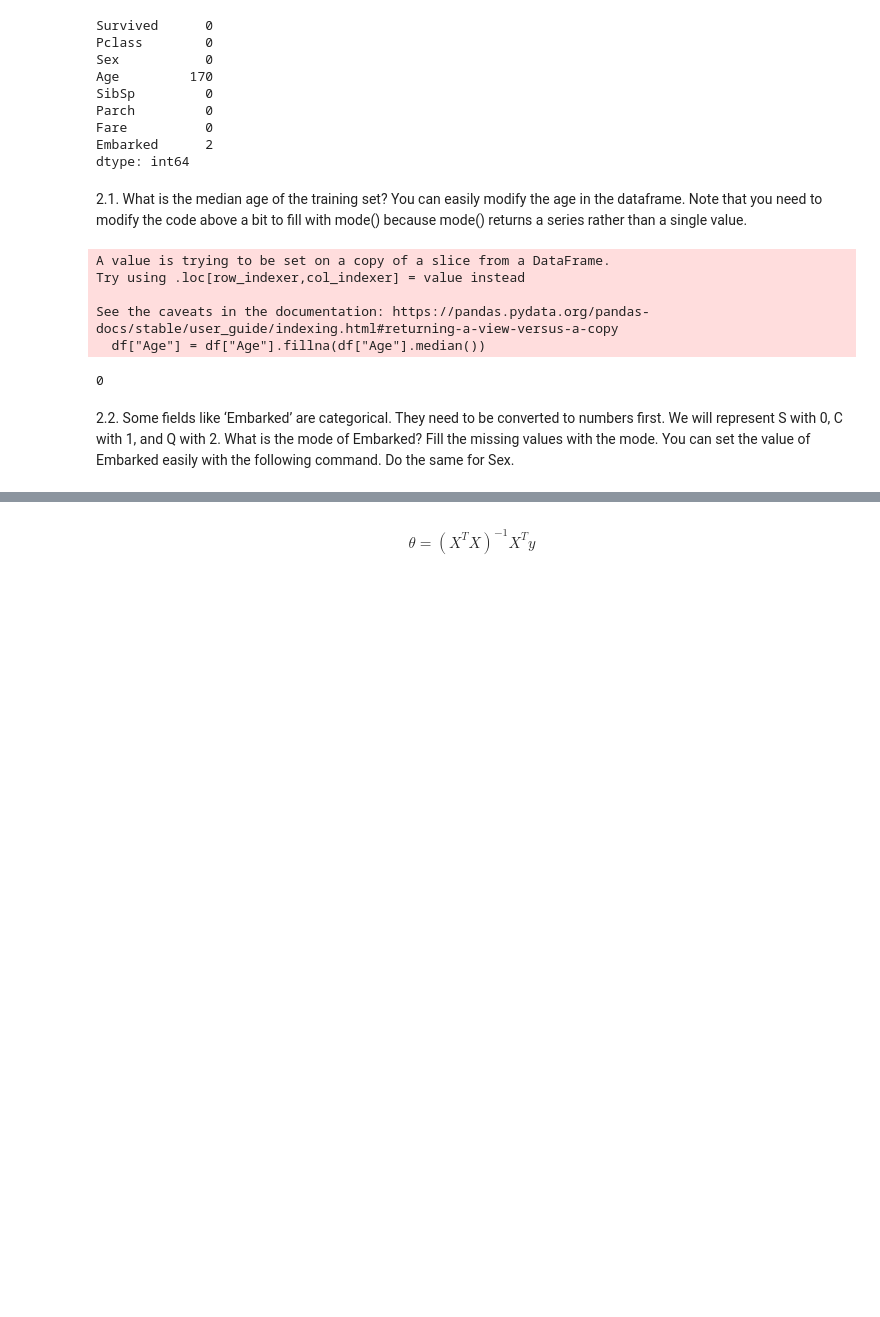
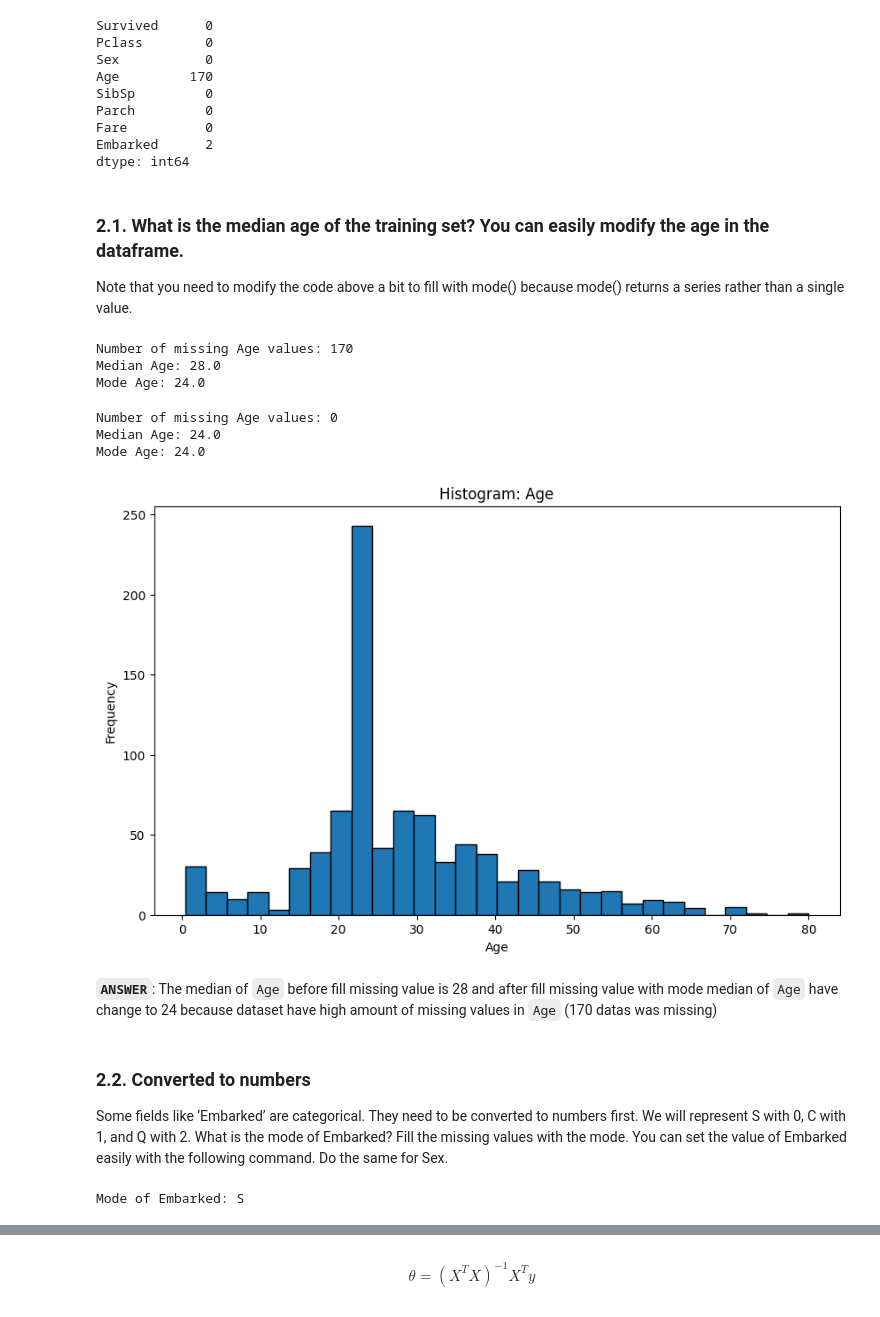
Before and after one commit to PavarisAsawa/PatternRecognition-KMEAN_Regression, a Jupyter notebook: regression.ipynb, the cells around one changed output, grey strips where cells are left out. Saved outputs shown, nothing was run; the diff lists cells and outputs as text; code cells hidden in the pictures; blank space fills up the shorter version.

```diff
--- a/regression.ipynb
+++ b/regression.ipynb
@@ -265,28 +266,50 @@ Fare          0
 Embarked      2
 dtype: int64
 # %% [markdown]
-2.1. What is the median age of the training set? You can easily modify the age in the
-dataframe. Note that you need to modify the code above a bit to fill with mode() because mode() returns
+### 2.1. What is the median age of the training set? You can easily modify the age in the dataframe.
+Note that you need to modify the code above a bit to fill with mode() because mode() returns
 a series rather than a single value.
 # %%
 df = train2
+# %%
+print("Number of missing Age values:", df["Age"].isnull().sum())
+print("Median Age:", df["Age"].median())
+print("Mode Age:", df["Age"].mode()[0])
+# %% [output]
+Number of missing Age values: 170
+Median Age: 28.0
+Mode Age: 24.0
 # %%
-df["Age"] = df["Age"].fillna(df["Age"].median())
+# df["Age"] = df["Age"].fillna(df["Age"].median())
+df["Age"] = df["Age"].fillna(df["Age"].mode()[0]) #Fill missing Age with Mode
-# %% [output]
-A value is trying to be set on a copy of a slice from a DataFrame.
-Try using .loc[row_indexer,col_indexer] = value instead
-
-See the caveats in the documentation: https://pandas.pydata.org/pandas-docs/stable/user_guide/indexing.html#returning-a-view-versus-a-copy
-  df["Age"] = df["Age"].fillna(df["Age"].median())
 # %%
-df["Age"].isnull().sum()
+print("Number of missing Age values:", df["Age"].isnull().sum())
+print("Median Age:", df["Age"].median())
+print("Mode Age:", df["Age"].mode()[0])
 # %% [output]
-0
+Number of missing Age values: 0
+Median Age: 24.0
+Mode Age: 24.0
+# %%
+plt.figure(figsize=(10, 6))
+df['Age'].plot(kind='hist', bins=30, title='Histogram: Age', edgecolor='black')
+plt.xlabel('Age')
+plt.ylabel('Frequency')
+plt.show()
+# %% [output]
+[figure, added]
+# %% [markdown]
+**`ANSWER`**: The median of `Age` before fill missing value is 28 and after fill missing value with mode median of `Age` have change to 24 because dataset have high amount of missing values in `Age` (170 datas was missing)
 # %% [markdown]
-2.2. Some fields like ‘Embarked’ are categorical. They need to be converted to numbers
+### 2.2. Converted to numbers
+Some fields like ‘Embarked’ are categorical. They need to be converted to numbers
 first. We will represent S with 0, C with 1, and Q with 2. What is the mode of Embarked?
 Fill the missing values with the mode. You can set the value of Embarked easily with the
 following command. Do the same for Sex.
+# %%
+print("Mode of Embarked:", df["Embarked"].mode()[0])
+# %% [output]
+Mode of Embarked: S
 # %%
 df.loc[:,"Embarked"] = df["Embarked"].fillna(df["Embarked"].mode()[0])
 # %%
```
Also changed, not shown: parts of 62 cells of this notebook.
